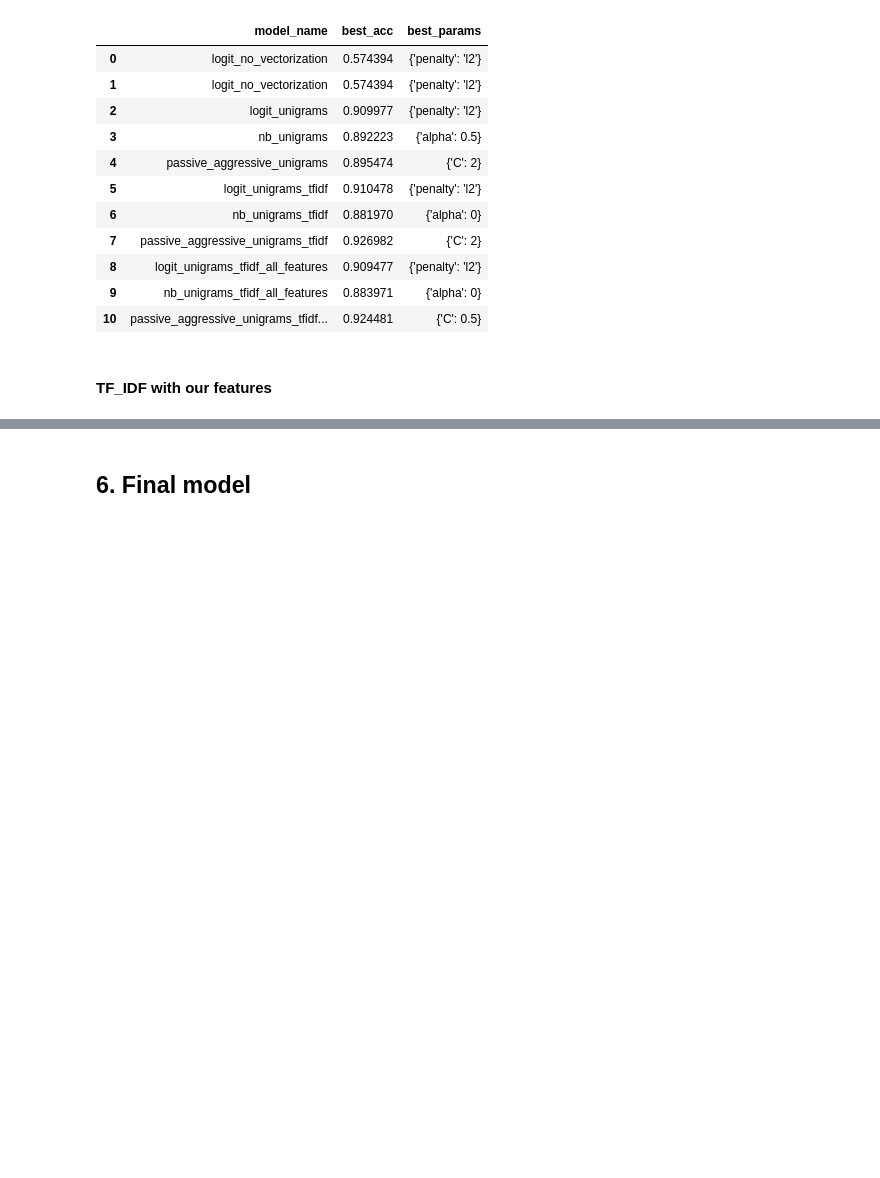
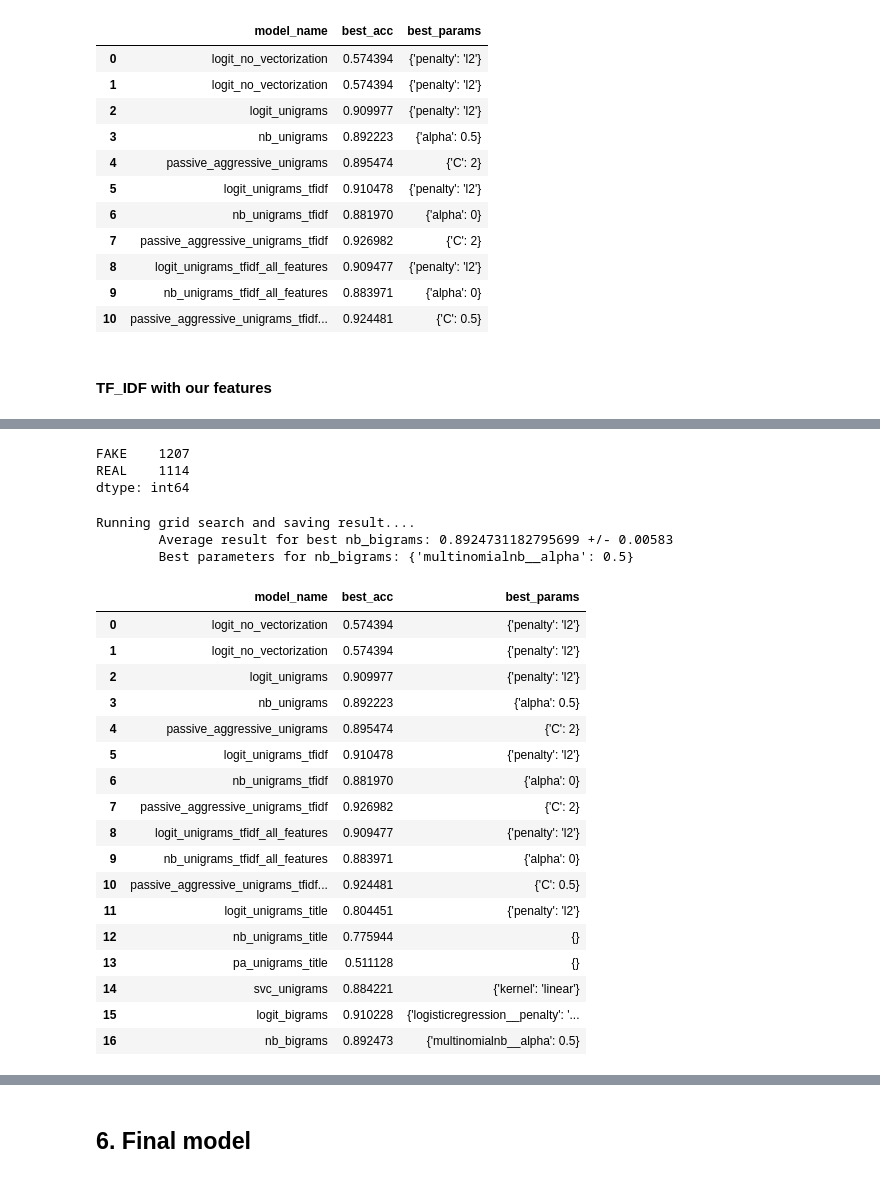
Before and after one commit to cutendorf/NLP-Fakenews, a Jupyter notebook: NLP-Fakenews_ChristineDan.ipynb, the cells around one changed output, grey strips where cells are left out. Cells and saved outputs as stored; diff of their text form; code cells hidden in the pictures; blank space fills up the shorter version.

Commit message:
bigrams

```diff
--- a/NLP-Fakenews_ChristineDan.ipynb
+++ b/NLP-Fakenews_ChristineDan.ipynb
@@ -1081,0 +1205,36 @@ MemoryError:
+# %%
+def ngram_grid_search(data, model_meta, folds=5):
+    model = model_meta["model"]
+    model_params = model_meta["params"]
+    model_name = model_meta["name"]
+    vectorizer = model_meta["vectorizer"]
+
+    pipe = make_pipeline(vectorizer, model)
+
+    X = data["clean_combined"]
+    y = data["label"]
+
+    kfold = KFold(n_splits=folds)
+
+    grid_search = GridSearchCV(estimator=pipe, param_grid=model_params, scoring="accuracy", cv=kfold, refit=True)
+
+    grid_search.fit(X, y)
+
+    print("\tAverage result for best {}: {} +/- {:.5f}"
+          .format(model_name,
+                  grid_search.best_score_,
+                  grid_search.cv_results_["std_test_score"][np.argmax(grid_search.cv_results_["mean_test_score"])]))
+
+    print("\tBest parameters for {0}: {1}".format(model_name, grid_search.best_params_))
+
+    # Need metrics to choose model, best estimator will have already been retrained on whole data set
+
+    retval = ({
+        "model_name": [model_name],
+        "best_acc": [grid_search.best_score_],
+        "best_params": [str(grid_search.best_params_)]
+    }, grid_search.best_estimator_)
+
+    return retval
+
+    #return model_name, grid_search.best_score_, grid_search.best_params_, grid_search.best_estimator_
@@ -1097,18 +1286,49 @@ pd.read_csv("models/model_results.csv")
+# %%
+logit_bigrams_model = load("models/logit_bigrams.joblib")
+test_all_features = pd.read_csv("data/test_all_features.csv")
+logit_bigrams_preds = pd.Series(logit_bigrams_model.predict(test_all_features["clean_combined"]))
+
+logit_bigrams_preds.value_counts()
+# %% [output]
+FAKE    1207
+REAL    1114
+dtype: int64
 # %%
 nb_bigrams = {
     "model": MultinomialNB(),
     "name": "nb_bigrams",
     "params": {
-        "alpha": [0, 0.5, 1]
-    }
+        "multinomialnb__alpha": [0, 0.5, 1]
+    },
+    "vectorizer": CountVectorizer(ngram_range=[2,2])
 }
 
 print("Running grid search and saving result....")
-save_result(grid_search_model(bigram_frame,
-                              nb_bigrams,
-                              drop=list(train_all_features.columns[8:])))
+save_result(ngram_grid_search(train_all_features, nb_bigrams))
 
 pd.read_csv("models/model_results.csv")
+# %% [output]
+Running grid search and saving result....
+        Average result for best nb_bigrams: 0.8924731182795699 +/- 0.00583
+        Best parameters for nb_bigrams: {'multinomialnb__alpha': 0.5}
+|  | model_name | best_acc | best_params |
+| 0 | logit_no_vectorization | 0.574394 | {'penalty': 'l2'} |
+| 1 | logit_no_vectorization | 0.574394 | {'penalty': 'l2'} |
+| 2 | logit_unigrams | 0.909977 | {'penalty': 'l2'} |
+| 3 | nb_unigrams | 0.892223 | {'alpha': 0.5} |
+| 4 | passive_aggressive_unigrams | 0.895474 | {'C': 2} |
+| 5 | logit_unigrams_tfidf | 0.910478 | {'penalty': 'l2'} |
+| 6 | nb_unigrams_tfidf | 0.881970 | {'alpha': 0} |
+| 7 | passive_aggressive_unigrams_tfidf | 0.926982 | {'C': 2} |
+| 8 | logit_unigrams_tfidf_all_features | 0.909477 | {'penalty': 'l2'} |
+| 9 | nb_unigrams_tfidf_all_features | 0.883971 | {'alpha': 0} |
+| 10 | passive_aggressive_unigrams_tfidf... | 0.924481 | {'C': 0.5} |
+| 11 | logit_unigrams_title | 0.804451 | {'penalty': 'l2'} |
+| 12 | nb_unigrams_title | 0.775944 | {} |
+| 13 | pa_unigrams_title | 0.511128 | {} |
+| 14 | svc_unigrams | 0.884221 | {'kernel': 'linear'} |
+| 15 | logit_bigrams | 0.910228 | {'logisticregression__penalty': '... |
+| 16 | nb_bigrams | 0.892473 | {'multinomialnb__alpha': 0.5} |
 # %%
 pa_bigrams = {
     "model": PassiveAggressiveClassifier(),
```
Also changed, not shown: parts of 16 cells of this notebook, 1 other file.
